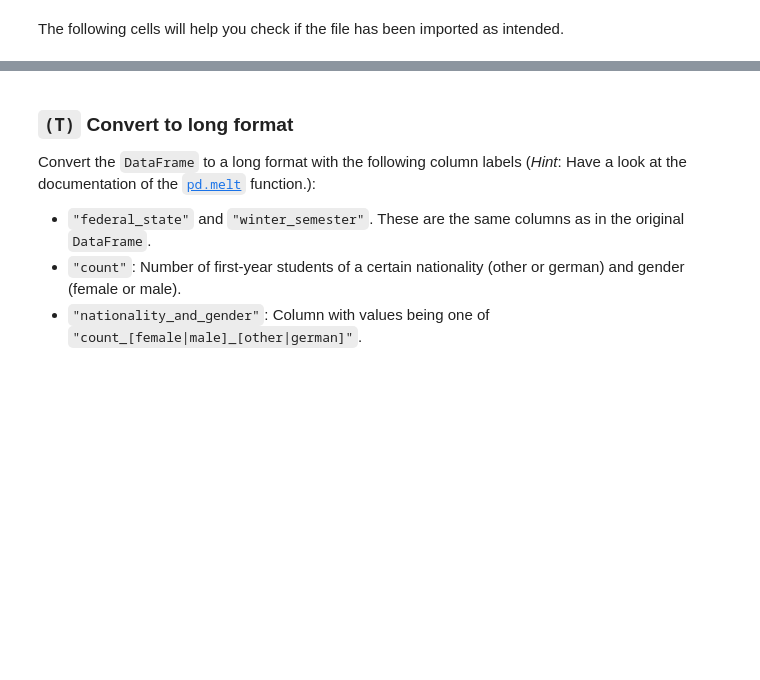
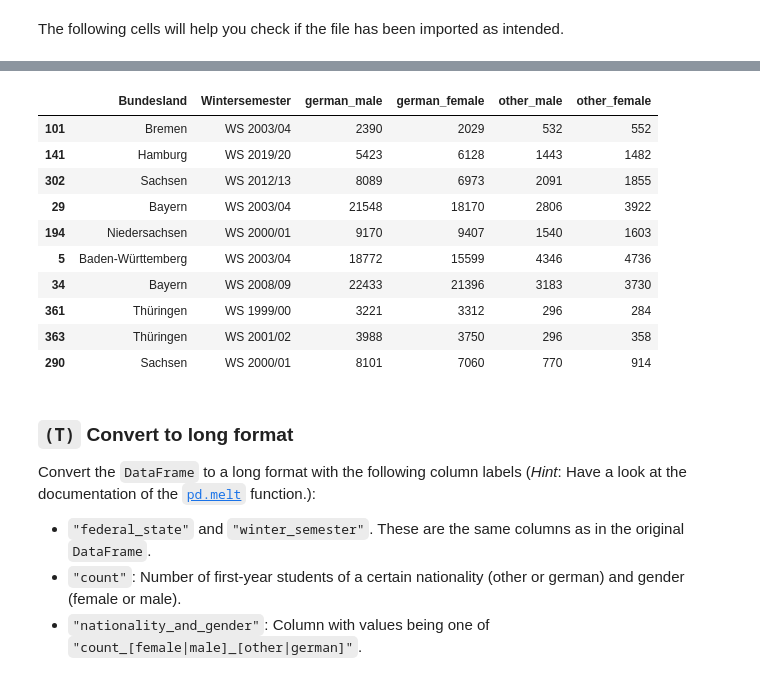
Before and after one commit to TimJoest/Datascience_2, a Jupyter notebook: MNM/Vorlesung/Pandas/10_recap/First-Year-Students_solutions.ipynb, the cells around one changed output, grey strips where cells are left out. Cells and saved outputs as stored; diff of their text form; code cells hidden in the pictures; blank space fills up the shorter version.

```diff
--- a/MNM/Vorlesung/Pandas/10_recap/First-Year-Students_solutions.ipynb
+++ b/MNM/Vorlesung/Pandas/10_recap/First-Year-Students_solutions.ipynb
@@ -56,7 +57,13 @@ The column names are not provided in the csv file, we suggest to use the followi
 # %% [markdown]
 *Hint*: Have a look at the *end* of the dataframe. There might be some rows that have to be removed before you can work with the data.
 # %%
-...
+df = pd.read_csv('https://www-genesis.destatis.de/genesis/downloads/00/tables/21311-0014_00.csv',
+                 sep=';',
+                 encoding='latin1',
+                 skiprows=7,
+                 skipfooter=3,
+                 usecols=[0,1,2,3,5,6],
+                 names = ["Bundesland", "Wintersemester", "german_male", "german_female", "other_male", "other_female"],)
 # %% [markdown]
 The following cells will help you check if the file has been imported as intended.
 # %%
@@ -66,3 +97,17 @@ df.head(10)
+# %%
+df.sample(10)
+# %% [output]
+|  | Bundesland | Wintersemester | german_male | german_female | other_male | other_female |
+| 101 | Bremen | WS 2003/04 | 2390 | 2029 | 532 | 552 |
+| 141 | Hamburg | WS 2019/20 | 5423 | 6128 | 1443 | 1482 |
+| 302 | Sachsen | WS 2012/13 | 8089 | 6973 | 2091 | 1855 |
+| 29 | Bayern | WS 2003/04 | 21548 | 18170 | 2806 | 3922 |
+| 194 | Niedersachsen | WS 2000/01 | 9170 | 9407 | 1540 | 1603 |
+| 5 | Baden-Württemberg | WS 2003/04 | 18772 | 15599 | 4346 | 4736 |
+| 34 | Bayern | WS 2008/09 | 22433 | 21396 | 3183 | 3730 |
+| 361 | Thüringen | WS 1999/00 | 3221 | 3312 | 296 | 284 |
+| 363 | Thüringen | WS 2001/02 | 3988 | 3750 | 296 | 358 |
+| 290 | Sachsen | WS 2000/01 | 8101 | 7060 | 770 | 914 |
 # %% [markdown]
 ### `(T)` Convert to long format
 
```
Also changed, not shown: parts of 14 cells of this notebook, 2 other files.
